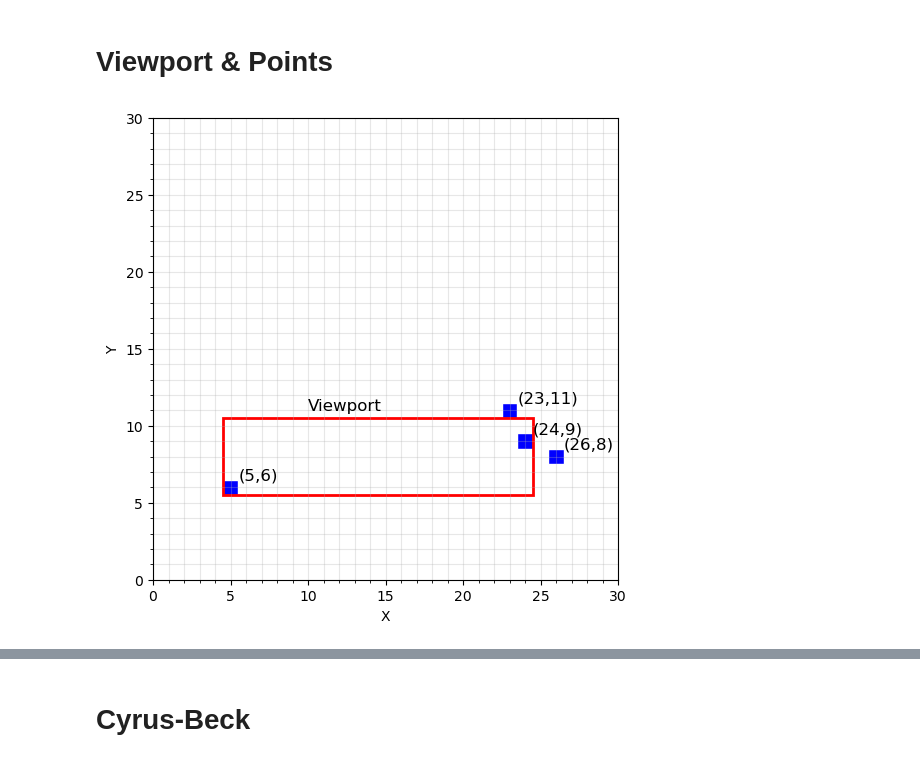
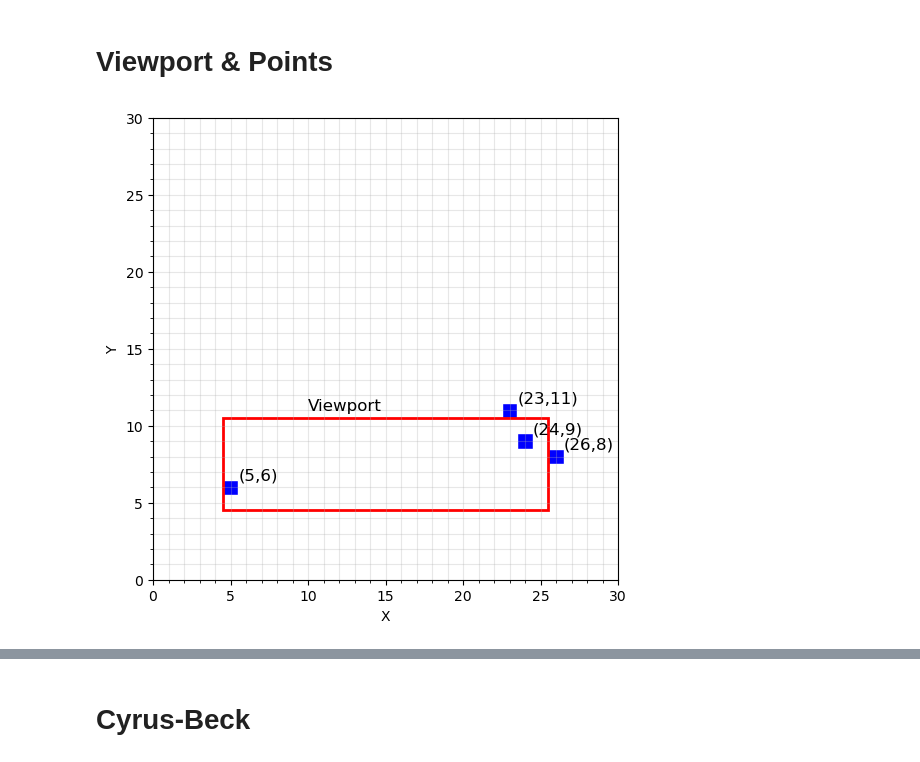
Before and after one commit to DiegoFLM/Computer-Graphics, a Jupyter notebook: clippingAlgorithms/t3.ipynb, the cells around one changed output, grey strips where cells are left out. Drawn from its saved outputs; the diff is of its cells as text; code cells hidden in the pictures.

Commit message:
correction in ax.add_patch(Rectangle(...

```diff
--- a/clippingAlgorithms/t3.ipynb
+++ b/clippingAlgorithms/t3.ipynb
@@ -96,27 +96,25 @@ def plotPixels(x, y, xRange = (-10, 10), yRange = (-10, 10),figureSize = (4,4),
 # %%
 eii = [5,5]
 esd = [25, 10]
 
 p5 = [5, 6]
 p6 = [26, 8]
 p7 = [24,9]
 p8 = [23, 11]
 
 points = np.array([p5, p6, p7, p8])
 
 x = points[:,0]
 y = points[:,1]
 
 fig, ax = plotPixels(x, y, xRange = (0,30), yRange = (0,30), _color = 'blue', figureSize=(6,6))
 
-
-#ax.add_patch(Rectangle((eii[0]-0.5,eii[1]-0.5), esd[0]-eii[0], esd[1]-eii[1], facecolor='none', edgecolor='red', linewidth=2))
-ax.add_patch(Rectangle((eii[0]-0.5,eii[1]+0.5), esd[0]-eii[0], esd[1]-eii[1], facecolor='none', edgecolor='red', linewidth=2))
+ax.add_patch(Rectangle((eii[0]-0.5,eii[1]-0.5), esd[0]-eii[0]+1, esd[1]-eii[1]+1, facecolor='none', edgecolor='red', linewidth=2))
 
 for point in points:
     ax.text(point[0]+0.5, point[1]+0.5, f'({point[0]},{point[1]})', fontsize=12)
 ax.text(10, 11, 'Viewport', fontsize=12)
 
 plt.show()
 # %% [output]
-[figure, old version]
+[figure, new version]
```
Also changed, not shown: parts of 2 cells of this notebook.
